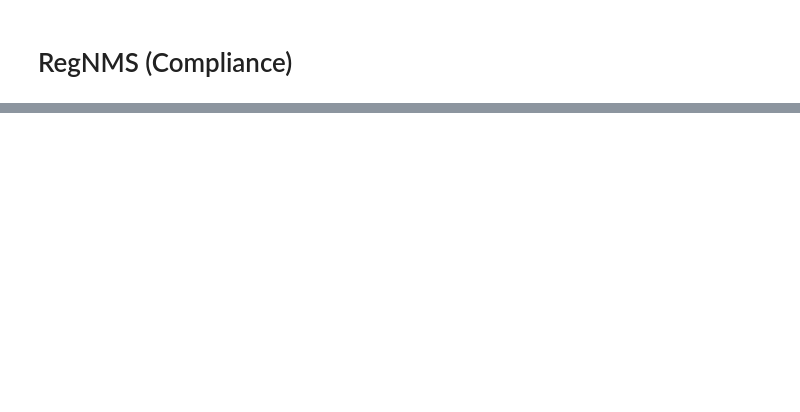
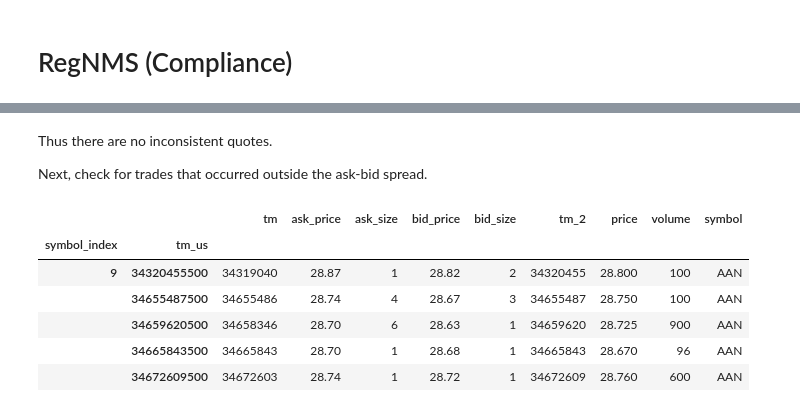
Before and after one commit to ksens/TAQ, a Jupyter notebook: TAQ_ipynb.ipynb, the cells around one changed output, grey strips where cells are left out. Saved outputs shown, nothing was run; the diff lists cells and outputs as text; code cells hidden in the pictures; blank space fills up the shorter version.

```diff
--- a/TAQ_ipynb.ipynb
+++ b/TAQ_ipynb.ipynb
@@ -346,0 +389,18 @@ sdb.merge(asof1.filter('ask_price < bid_price').project('ask_price', 'ask_size',
+# %% [markdown]
+Thus there are no inconsistent quotes.
+
+Next, check for trades that occurred outside the ask-bid spread.
+# %%
+sdb.merge(asof1.filter('price < bid_price or price > ask_price')\
+        .project('tm', 'ask_price', 'ask_size', 'bid_price', 'bid_size', 'tm_2', 'price', 'volume'), \
+        tkr[tkr=='AAN']).\
+        limit(5).\
+        todataframe()
+# %% [output]
+|  |  | tm | ask_price | ask_size | bid_price | bid_size | tm_2 | price | volume | symbol |
+| symbol_index | tm_us |  |  |  |  |  |  |  |  |  |
+| 9 | 34320455500 | 34319040 | 28.87 | 1 | 28.82 | 2 | 34320455 | 28.800 | 100 | AAN |
+|  | 34655487500 | 34655486 | 28.74 | 4 | 28.67 | 3 | 34655487 | 28.750 | 100 | AAN |
+|  | 34659620500 | 34658346 | 28.70 | 6 | 28.63 | 1 | 34659620 | 28.725 | 900 | AAN |
+|  | 34665843500 | 34665843 | 28.70 | 1 | 28.68 | 1 | 34665843 | 28.670 | 96 | AAN |
+|  | 34672609500 | 34672603 | 28.74 | 1 | 28.72 | 1 | 34672609 | 28.760 | 600 | AAN |
```
Also changed, not shown: parts of 63 cells of this notebook, 5 other files.
